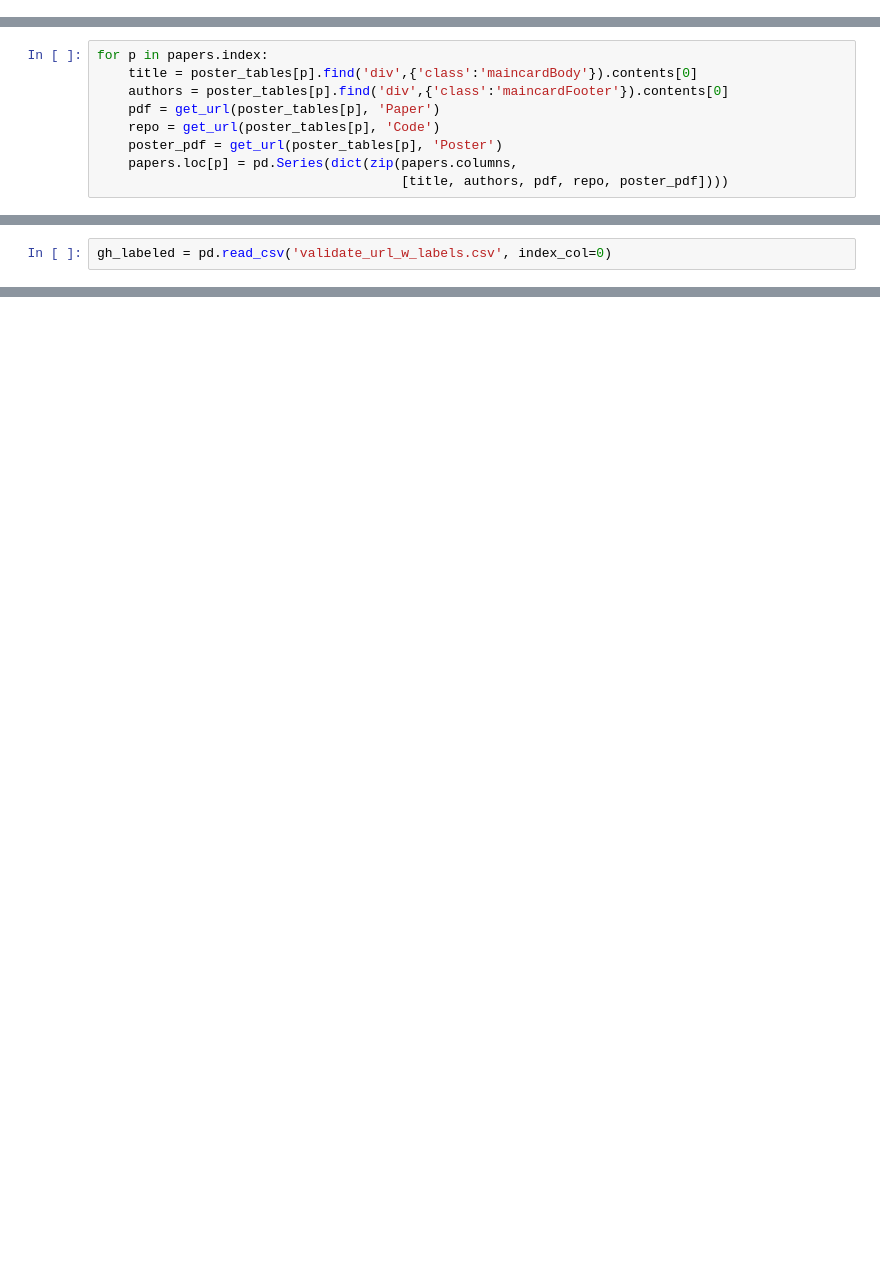
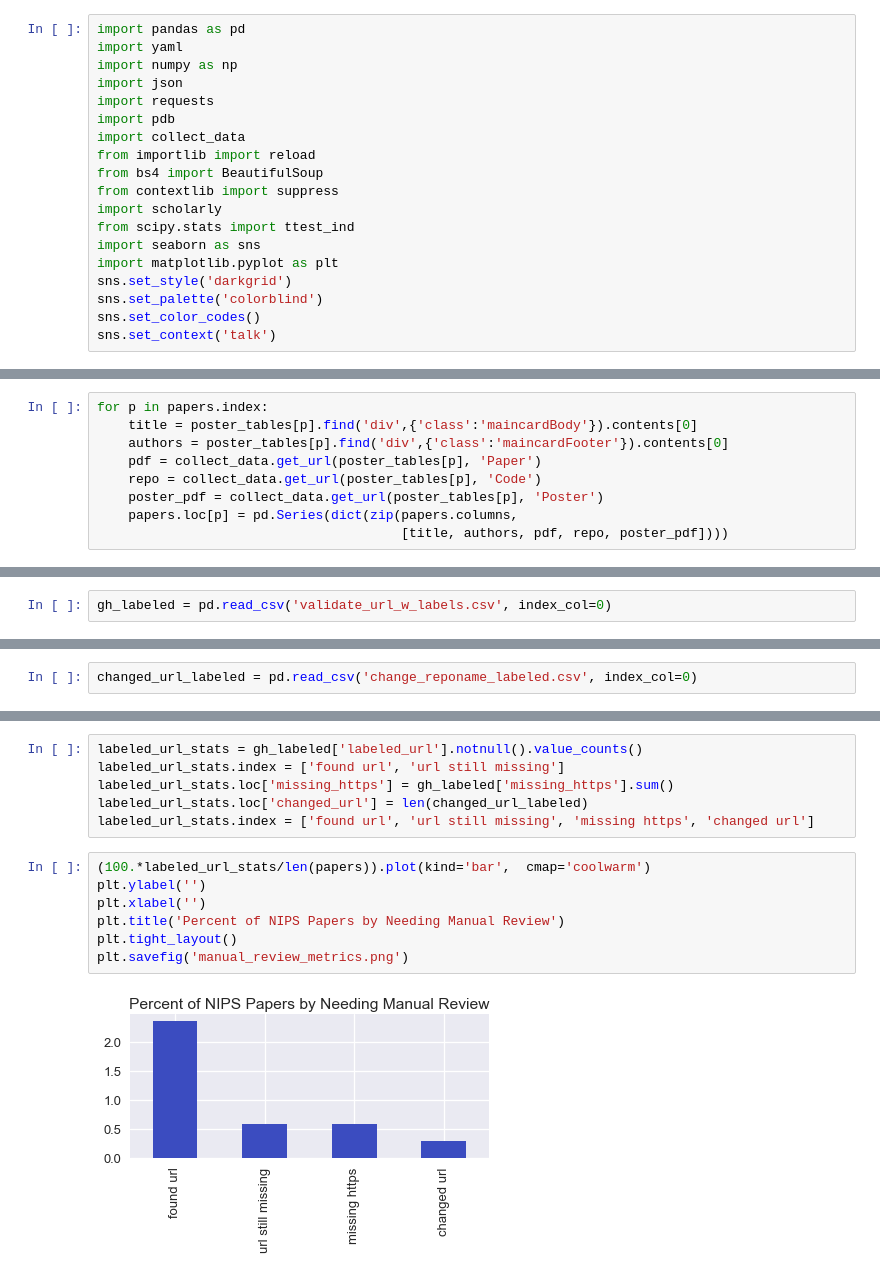
Before and after one commit to jzf2101/r2d_study, a Jupyter notebook: get_data.ipynb, the cells around one changed output, grey strips where cells are left out. Cells and saved outputs as stored; diff of their text form; blank space fills up the shorter version.

```diff
--- a/get_data.ipynb
+++ b/get_data.ipynb
@@ -6,0 +1,19 @@ import pdb
+# %%
+import pandas as pd
+import yaml
+import numpy as np
+import json
+import requests
+import pdb
+import collect_data
+from importlib import reload
+from bs4 import BeautifulSoup
+from contextlib import suppress
+import scholarly
+from scipy.stats import ttest_ind
+import seaborn as sns
+import matplotlib.pyplot as plt
+sns.set_style('darkgrid')
+sns.set_palette('colorblind')
+sns.set_color_codes()
+sns.set_context('talk')
@@ -20,9 +36,9 @@ def get_url(table_no, title):
 for p in papers.index:
     title = poster_tables[p].find('div',{'class':'maincardBody'}).contents[0]
     authors = poster_tables[p].find('div',{'class':'maincardFooter'}).contents[0]
-    pdf = get_url(poster_tables[p], 'Paper')
-    repo = get_url(poster_tables[p], 'Code')
-    poster_pdf = get_url(poster_tables[p], 'Poster')
+    pdf = collect_data.get_url(poster_tables[p], 'Paper')
+    repo = collect_data.get_url(poster_tables[p], 'Code')
+    poster_pdf = collect_data.get_url(poster_tables[p], 'Poster')
     papers.loc[p] = pd.Series(dict(zip(papers.columns,
                                        [title, authors, pdf, repo, poster_pdf])))
 # %%
@@ -120,0 +168,2 @@ dtype: int64
+# %%
+changed_url_labeled = pd.read_csv('change_reponame_labeled.csv', index_col=0)
@@ -120,0 +247,15 @@ dtype: int64
+# %%
+labeled_url_stats = gh_labeled['labeled_url'].notnull().value_counts()
+labeled_url_stats.index = ['found url', 'url still missing']
+labeled_url_stats.loc['missing_https'] = gh_labeled['missing_https'].sum()
+labeled_url_stats.loc['changed_url'] = len(changed_url_labeled)
+labeled_url_stats.index = ['found url', 'url still missing', 'missing https', 'changed url']
+# %%
+(100.*labeled_url_stats/len(papers)).plot(kind='bar',  cmap='coolwarm')
+plt.ylabel('')
+plt.xlabel('')
+plt.title('Percent of NIPS Papers by Needing Manual Review')
+plt.tight_layout()
+plt.savefig('manual_review_metrics.png')
+# %% [output]
+[figure, added]
```
Also changed, not shown: parts of 87 cells of this notebook, 28 other files.
